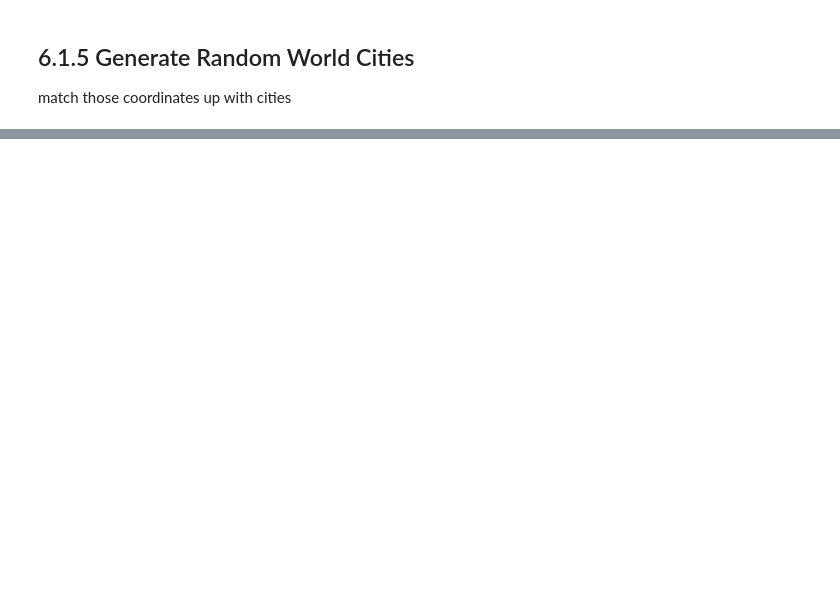
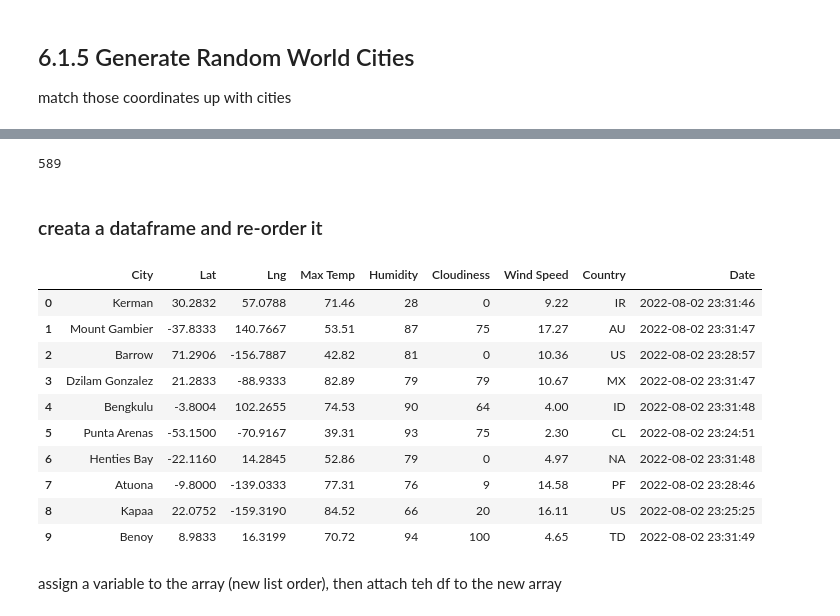
Before and after one commit to speddings/world_weather_analysis, a Jupyter notebook: WeatherPy.ipynb, the cells around one changed output, grey strips where cells are left out. Cells and saved outputs as stored; diff of their text form; code cells hidden in the pictures; blank space fills up the shorter version.

Commit message:
add city data df.

```diff
--- a/WeatherPy.ipynb
+++ b/WeatherPy.ipynb
@@ -62,0 +74,4 @@ len(cities)
+# %%
+# Starting URL for Weather Map API Call.
+## build a basic URL with weather_api_key.
+url = "http://api.openweathermap.org/data/2.5/weather?units=Imperial&APPID=" + weather_api_key
@@ -62,0 +174,24 @@ len(cities)
+# %%
+len(city_data)
+# %% [output]
+589
+# %% [markdown]
+### creata a dataframe and re-order it
+# %%
+# Convert the array of dictionaries to a Pandas DataFrame.
+city_data_df = pd.DataFrame(city_data)
+city_data_df.head(10)
+# %% [output]
+|  | City | Lat | Lng | Max Temp | Humidity | Cloudiness | Wind Speed | Country | Date |
+| 0 | Kerman | 30.2832 | 57.0788 | 71.46 | 28 | 0 | 9.22 | IR | 2022-08-02 23:31:46 |
+| 1 | Mount Gambier | -37.8333 | 140.7667 | 53.51 | 87 | 75 | 17.27 | AU | 2022-08-02 23:31:47 |
+| 2 | Barrow | 71.2906 | -156.7887 | 42.82 | 81 | 0 | 10.36 | US | 2022-08-02 23:28:57 |
+| 3 | Dzilam Gonzalez | 21.2833 | -88.9333 | 82.89 | 79 | 79 | 10.67 | MX | 2022-08-02 23:31:47 |
+| 4 | Bengkulu | -3.8004 | 102.2655 | 74.53 | 90 | 64 | 4.00 | ID | 2022-08-02 23:31:48 |
+| 5 | Punta Arenas | -53.1500 | -70.9167 | 39.31 | 93 | 75 | 2.30 | CL | 2022-08-02 23:24:51 |
+| 6 | Henties Bay | -22.1160 | 14.2845 | 52.86 | 79 | 0 | 4.97 | NA | 2022-08-02 23:31:48 |
+| 7 | Atuona | -9.8000 | -139.0333 | 77.31 | 76 | 9 | 14.58 | PF | 2022-08-02 23:28:46 |
+| 8 | Kapaa | 22.0752 | -159.3190 | 84.52 | 66 | 20 | 16.11 | US | 2022-08-02 23:25:25 |
+| 9 | Benoy | 8.9833 | 16.3199 | 70.72 | 94 | 100 | 4.65 | TD | 2022-08-02 23:31:49 |
+# %% [markdown]
+assign a variable to the array (new list order), then attach teh df to the new array
```
Also changed, not shown: parts of 11 cells of this notebook.
